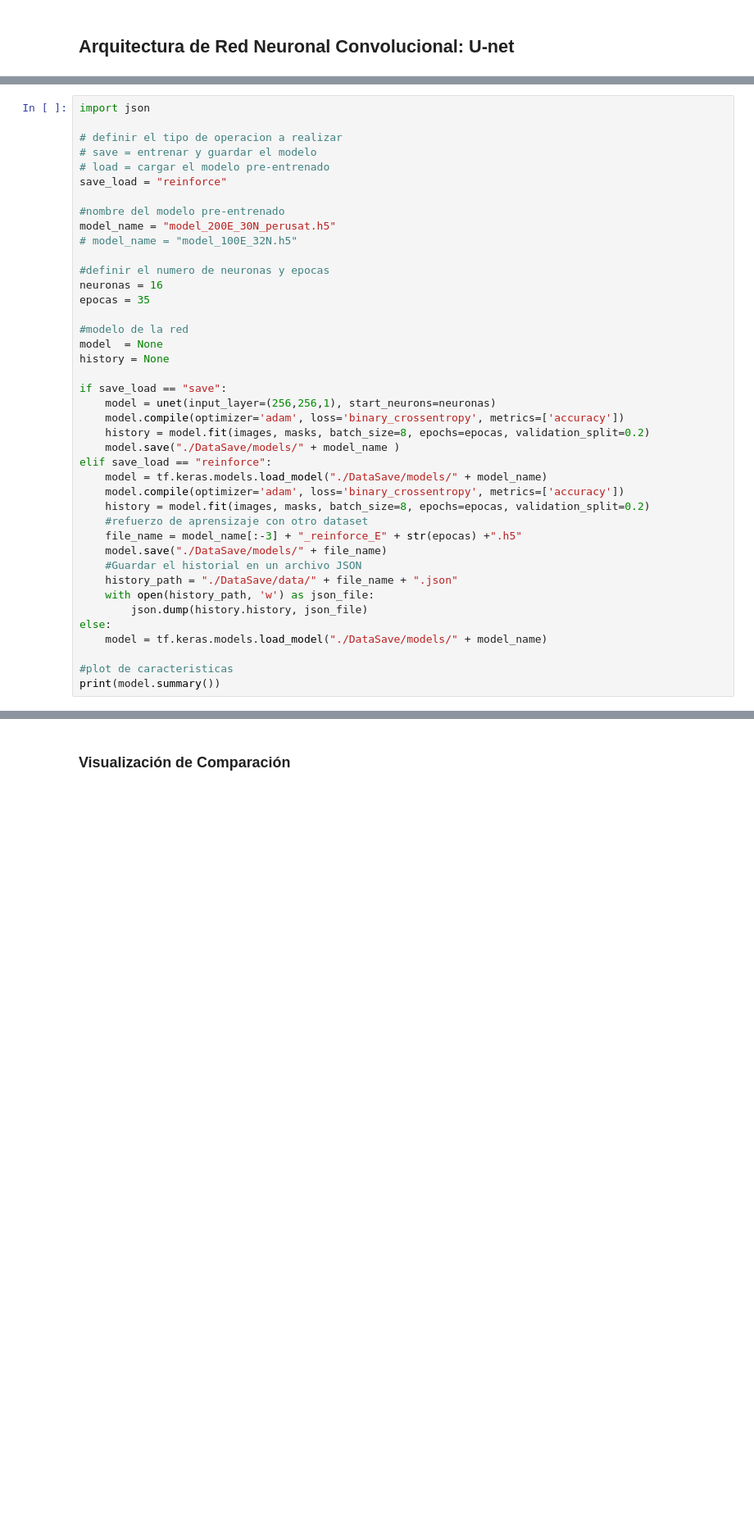
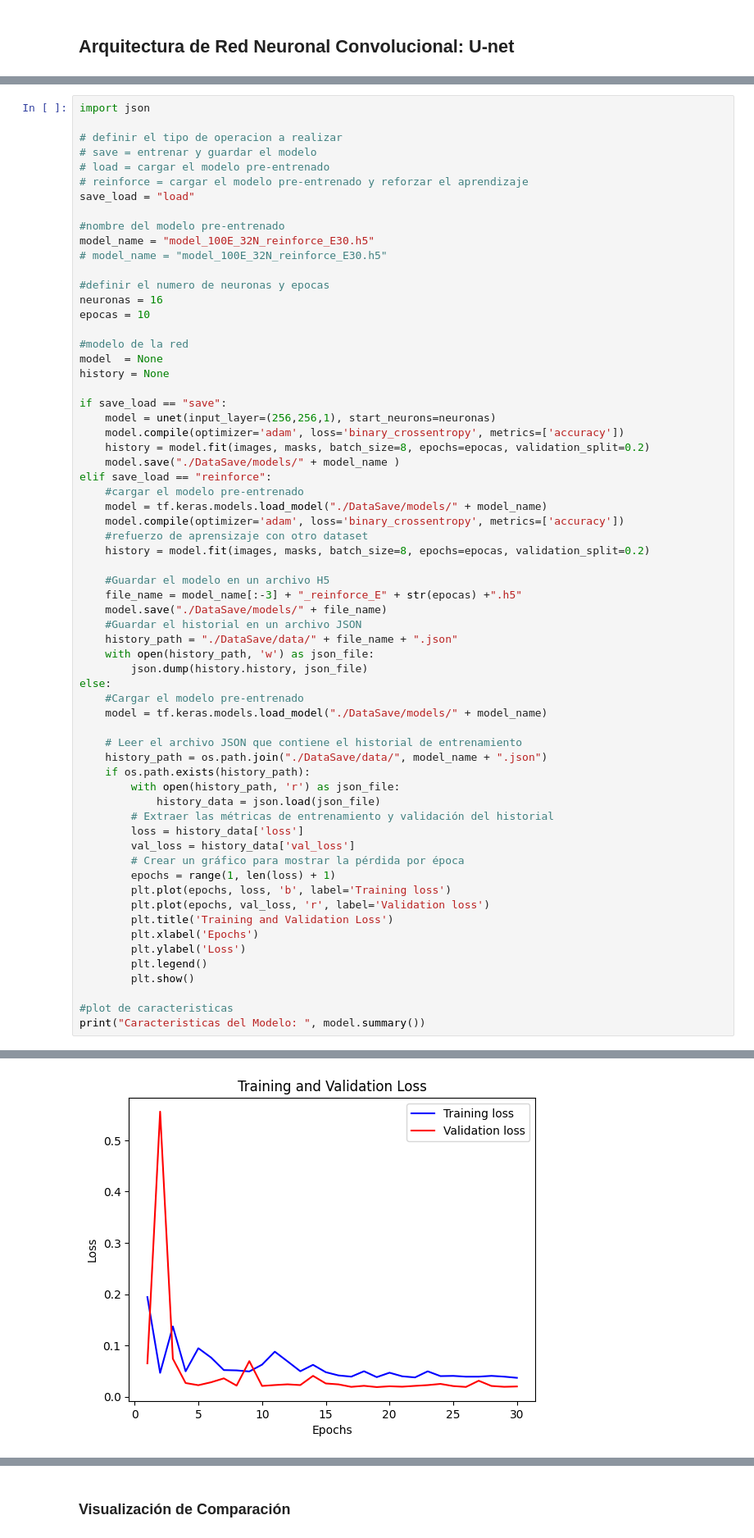
Before and after one commit to Misash/Oill-Spill-Detection, a Jupyter notebook: main.ipynb, the cells around one changed output, grey strips where cells are left out. Shown at 82% size. Drawn from its saved outputs; the diff is of its cells as text; blank space fills up the shorter version.

```diff
--- a/main.ipynb
+++ b/main.ipynb
@@ -164,15 +169,16 @@ import json
 # definir el tipo de operacion a realizar
 # save = entrenar y guardar el modelo
 # load = cargar el modelo pre-entrenado
-save_load = "reinforce"
+# reinforce = cargar el modelo pre-entrenado y reforzar el aprendizaje
+save_load = "load"
 
 #nombre del modelo pre-entrenado
-model_name = "model_200E_30N_perusat.h5"
-# model_name = "model_100E_32N.h5"
+model_name = "model_100E_32N_reinforce_E30.h5"
+# model_name = "model_100E_32N_reinforce_E30.h5"
 
 #definir el numero de neuronas y epocas
 neuronas = 16
-epocas = 35
+epocas = 10
 
 #modelo de la red
 model  = None
@@ -184,10 +190,13 @@ if save_load == "save":
     history = model.fit(images, masks, batch_size=8, epochs=epocas, validation_split=0.2)
     model.save("./DataSave/models/" + model_name )
 elif save_load == "reinforce":
+    #cargar el modelo pre-entrenado
     model = tf.keras.models.load_model("./DataSave/models/" + model_name)
     model.compile(optimizer='adam', loss='binary_crossentropy', metrics=['accuracy'])
+    #refuerzo de aprensizaje con otro dataset
     history = model.fit(images, masks, batch_size=8, epochs=epocas, validation_split=0.2)
-    #refuerzo de aprensizaje con otro dataset
+
+    #Guardar el modelo en un archivo H5
     file_name = model_name[:-3] + "_reinforce_E" + str(epocas) +".h5"
     model.save("./DataSave/models/" + file_name)
     #Guardar el historial en un archivo JSON
@@ -195,8 +204,27 @@ elif save_load == "reinforce":
     with open(history_path, 'w') as json_file:
         json.dump(history.history, json_file)
 else:
+    #Cargar el modelo pre-entrenado
     model = tf.keras.models.load_model("./DataSave/models/" + model_name)
 
+    # Leer el archivo JSON que contiene el historial de entrenamiento
+    history_path = os.path.join("./DataSave/data/", model_name + ".json")
+    if os.path.exists(history_path):
+        with open(history_path, 'r') as json_file:
+            history_data = json.load(json_file)
+        # Extraer las métricas de entrenamiento y validación del historial
+        loss = history_data['loss']
+        val_loss = history_data['val_loss']
+        # Crear un gráfico para mostrar la pérdida por época
+        epochs = range(1, len(loss) + 1)
+        plt.plot(epochs, loss, 'b', label='Training loss')
+        plt.plot(epochs, val_loss, 'r', label='Validation loss')
+        plt.title('Training and Validation Loss')
+        plt.xlabel('Epochs')
+        plt.ylabel('Loss')
+        plt.legend()
+        plt.show()
+
 #plot de caracteristicas
-print(model.summary())
+print("Caracteristicas del Modelo: ", model.summary())
 # %% [output]
@@ -219,0 +234 @@ None
+[figure, added]
```
Also changed, not shown: parts of 9 cells of this notebook, 3 other files.
